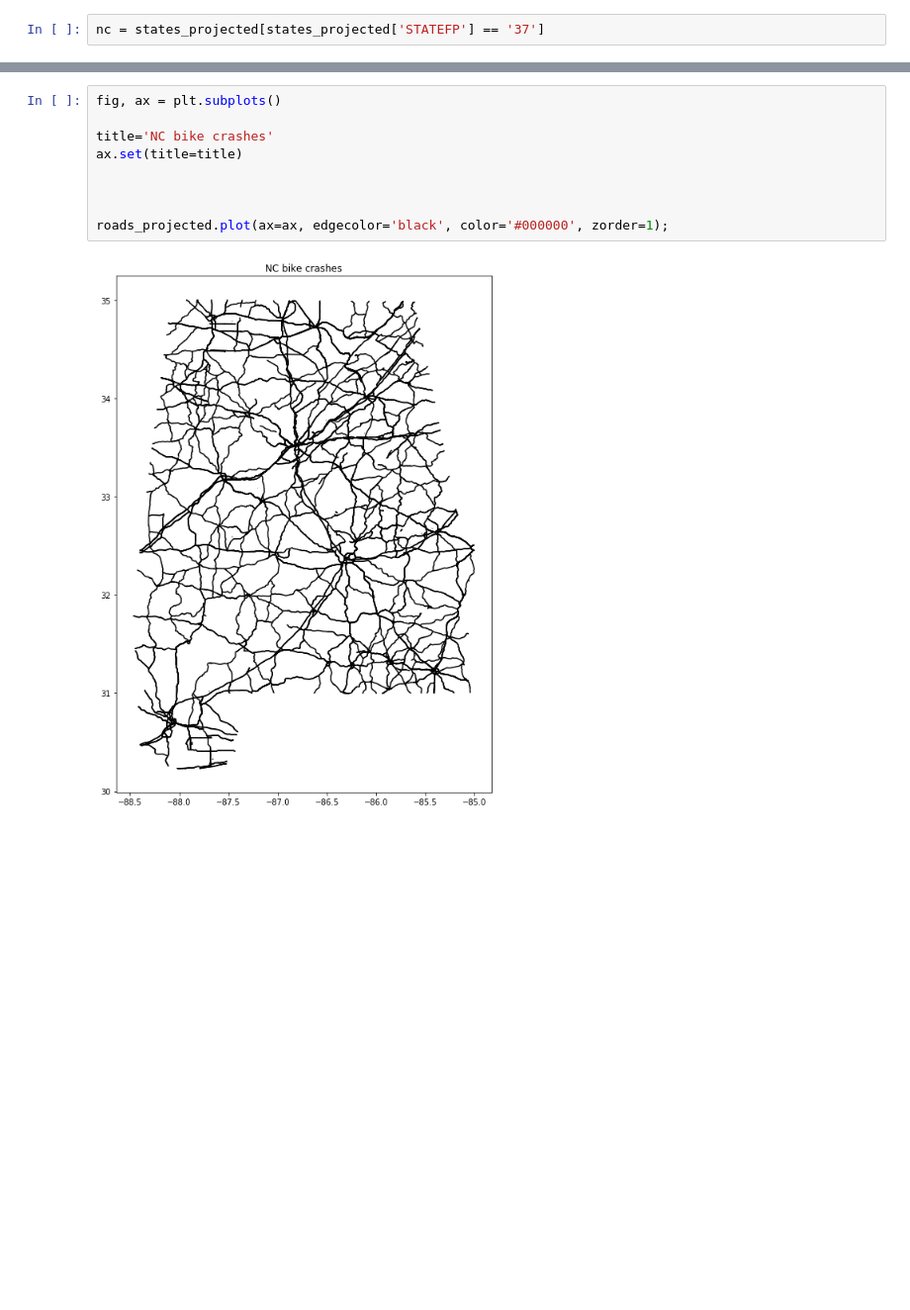
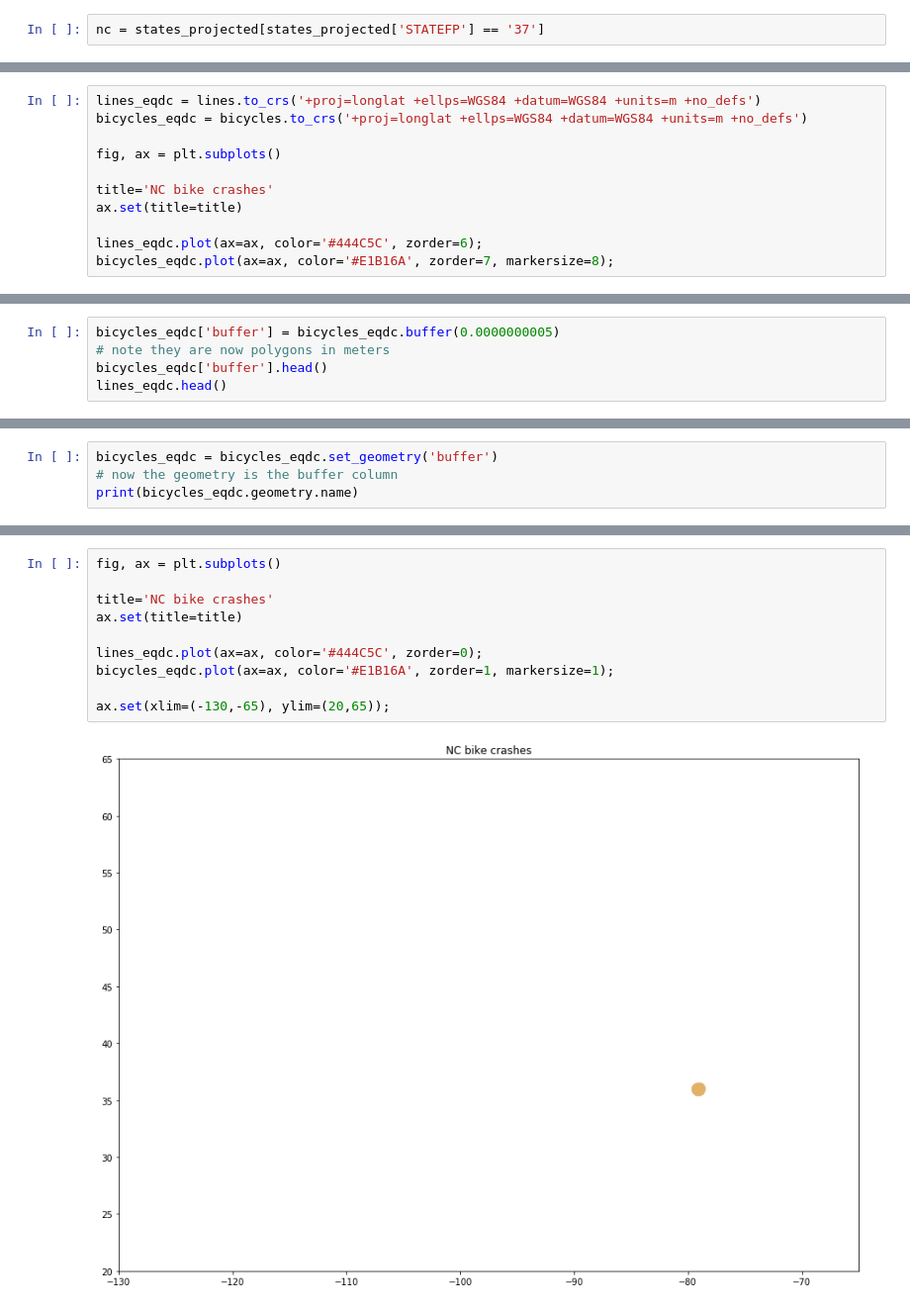
Before and after one commit to mahorn/bicycle-crashes, a Jupyter notebook: bici-buffering-clipping.ipynb, the cells around one changed output, grey strips where cells are left out. Shown at 99% size. Cells and saved outputs as stored; diff of their text form; blank space fills up the shorter version.

Commit message:
can't buffer

```diff
--- a/bici-buffering-clipping.ipynb
+++ b/bici-buffering-clipping.ipynb
@@ -135,0 +162,11 @@ ax.set(xlim=(-79.2,-78.9), ylim=(35.8,36.1));
+# %%
+lines_eqdc = lines.to_crs('+proj=longlat +ellps=WGS84 +datum=WGS84 +units=m +no_defs')
+bicycles_eqdc = bicycles.to_crs('+proj=longlat +ellps=WGS84 +datum=WGS84 +units=m +no_defs')
+
+fig, ax = plt.subplots()
+
+title='NC bike crashes'
+ax.set(title=title)
+
+lines_eqdc.plot(ax=ax, color='#444C5C', zorder=6);
+bicycles_eqdc.plot(ax=ax, color='#E1B16A', zorder=7, markersize=8);
@@ -135,0 +175,5 @@ ax.set(xlim=(-79.2,-78.9), ylim=(35.8,36.1));
+# %%
+bicycles_eqdc['buffer'] = bicycles_eqdc.buffer(0.0000000005)
+# note they are now polygons in meters
+bicycles_eqdc['buffer'].head()
+lines_eqdc.head()
@@ -135,0 +192,4 @@ ax.set(xlim=(-79.2,-78.9), ylim=(35.8,36.1));
+# %%
+bicycles_eqdc = bicycles_eqdc.set_geometry('buffer')
+# now the geometry is the buffer column
+print(bicycles_eqdc.geometry.name)
@@ -136,12 +198,13 @@ ax.set(xlim=(-79.2,-78.9), ylim=(35.8,36.1));
 # %%
 fig, ax = plt.subplots()
 
 title='NC bike crashes'
 ax.set(title=title)
 
+lines_eqdc.plot(ax=ax, color='#444C5C', zorder=0);
+bicycles_eqdc.plot(ax=ax, color='#E1B16A', zorder=1, markersize=1);
 
-
-roads_projected.plot(ax=ax, edgecolor='black', color='#000000', zorder=1);
+ax.set(xlim=(-130,-65), ylim=(20,65));
 # %% [output]
-[figure, old version]
+[figure, new version]
 # %%
```
Also changed, not shown: parts of 11 cells of this notebook.
